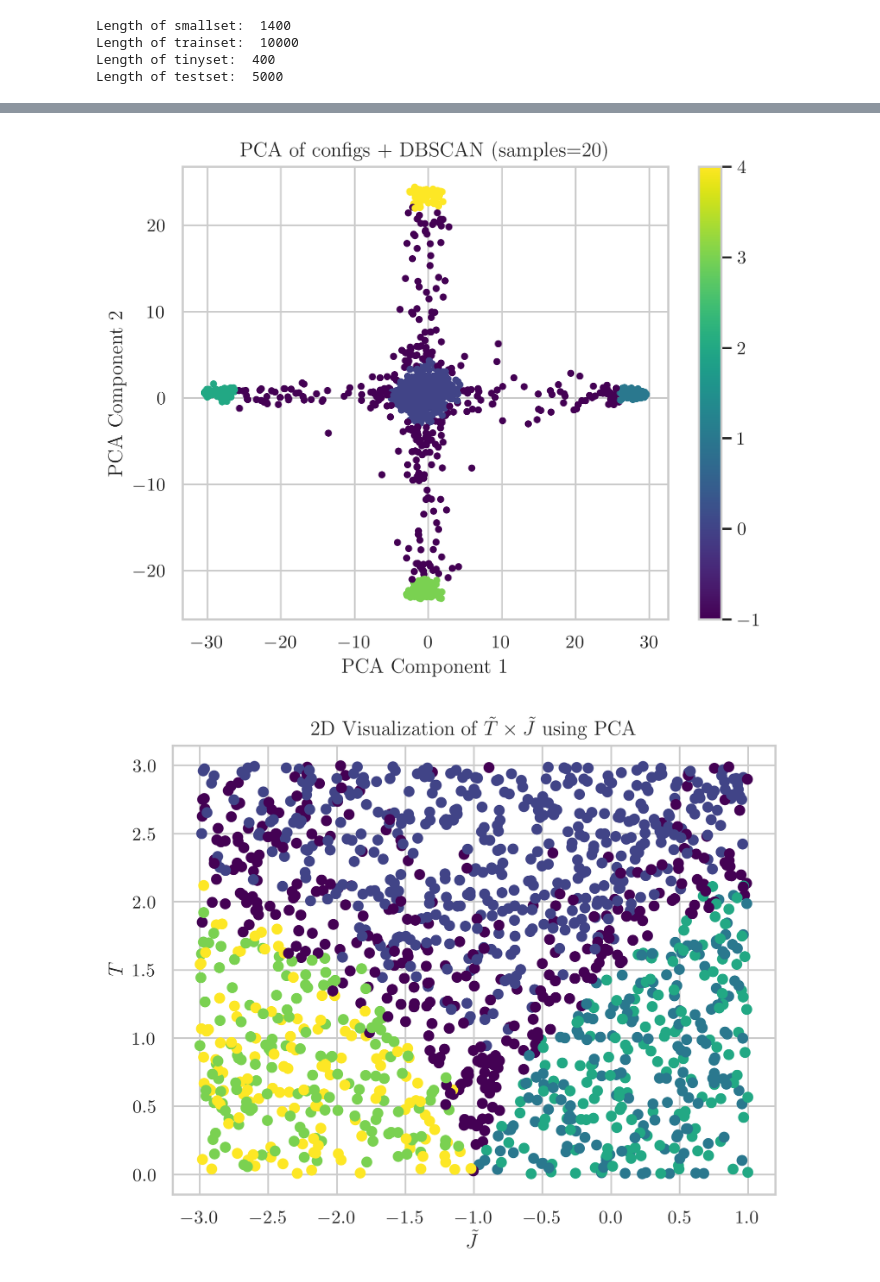
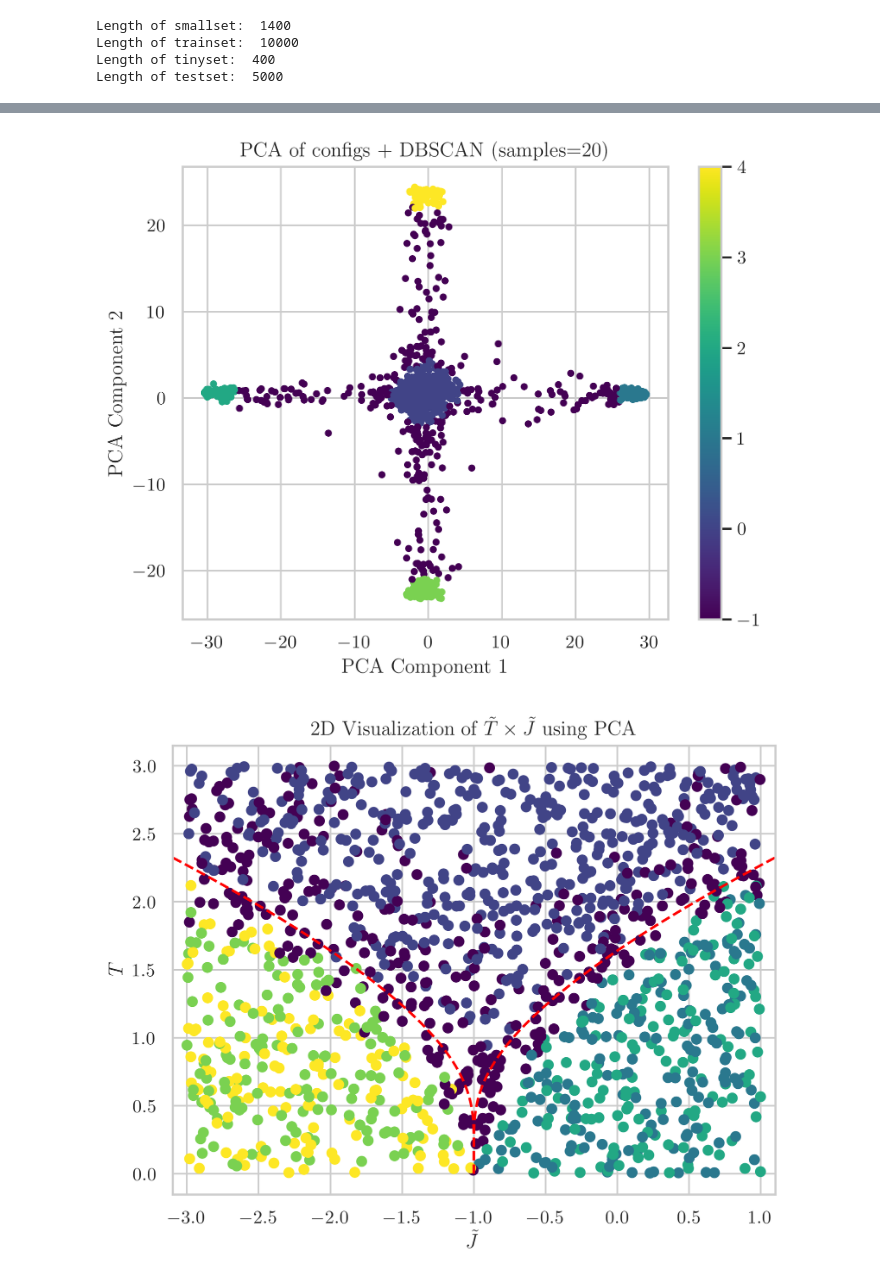
Before and after one commit to shashashank/gonihedric, a Jupyter notebook: dataproc/PCA.ipynb, the cells around one changed output, grey strips where cells are left out. Drawn from its saved outputs; the diff is of its cells as text; code cells hidden in the pictures.

```diff
--- a/dataproc/PCA.ipynb
+++ b/dataproc/PCA.ipynb
@@ -88,34 +88,38 @@ plt.annotate(r'$\varepsilon=1$', xy=(1350, 1), xytext=(1100, 1.5),
              arrowprops=dict(facecolor='black', shrink=0.05),
              fontsize=15)
 # plt.xlim(1200, 1400)
 # plt.ylim(0.5, 1.5)
 plt.show()
 
 epsilon = 1
 min_samples = 20
 dbscan = DBSCAN(eps=epsilon, min_samples=min_samples)
 labels = dbscan.fit_predict(pca_Raw)
 
 scatter = plt.scatter(pca_Raw[:, 0], pca_Raw[:, 1], c=labels, cmap='viridis', s=10) # oldcmap='Set1'
 plt.colorbar(scatter)
 plt.title("PCA of configs + DBSCAN (samples="+str(min_samples)+")")
 plt.xlabel('PCA Component 1')
 plt.ylabel('PCA Component 2')
 # plt.legend()
 plt.show()
 
 #trainset with 5000 samples
 plt.scatter(params[:, 0], params[:,1], c=labels, cmap='viridis', s=30)
 # plt.colorbar(scatter, ticks=range(10), label='PCA of Latent Space')
 plt.title(r'2D Visualization of $\tilde{T} \times \tilde{J}$ using PCA')
+x = np.linspace(0, 3, 400)
+plt.plot(-x*np.asinh(1/np.sinh(2/x))-1, x, '--', color='red')
+plt.plot(x*np.asinh(1/np.sinh(2/x)) - 1, x, '--', color='red' )
+plt.xlim(-3.1,1.1)
 plt.xlabel(r'$\tilde{J}$')
 plt.ylabel(r'$T$')
 plt.show()
 # %% [output]
 [figure]
 [figure]
 [figure]
-[figure, old version]
+[figure, new version]
 # %%
 data_loader = torch.utils.data.DataLoader(smallset, batch_size=1400, shuffle=False)
 configs = []
```
Also changed, not shown: parts of 1 cell of this notebook, 10 other files.
